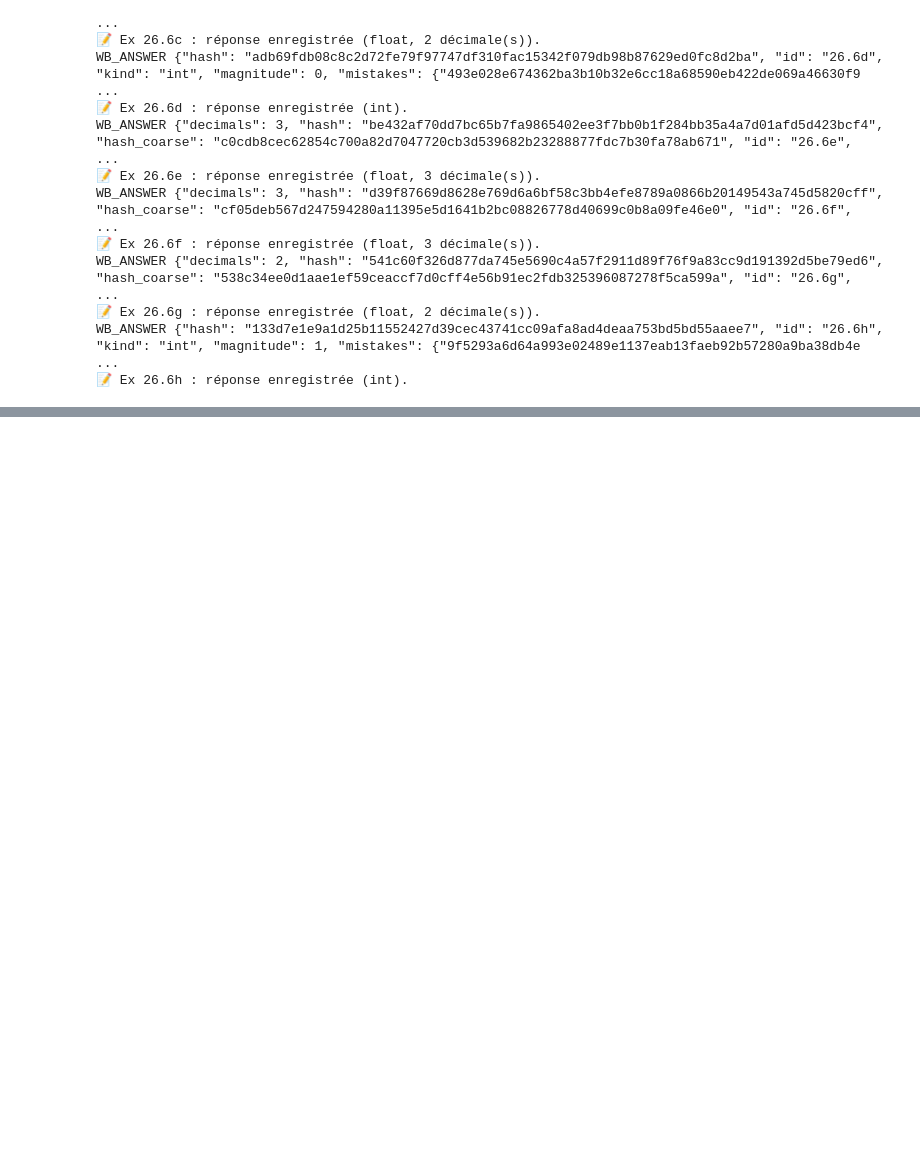
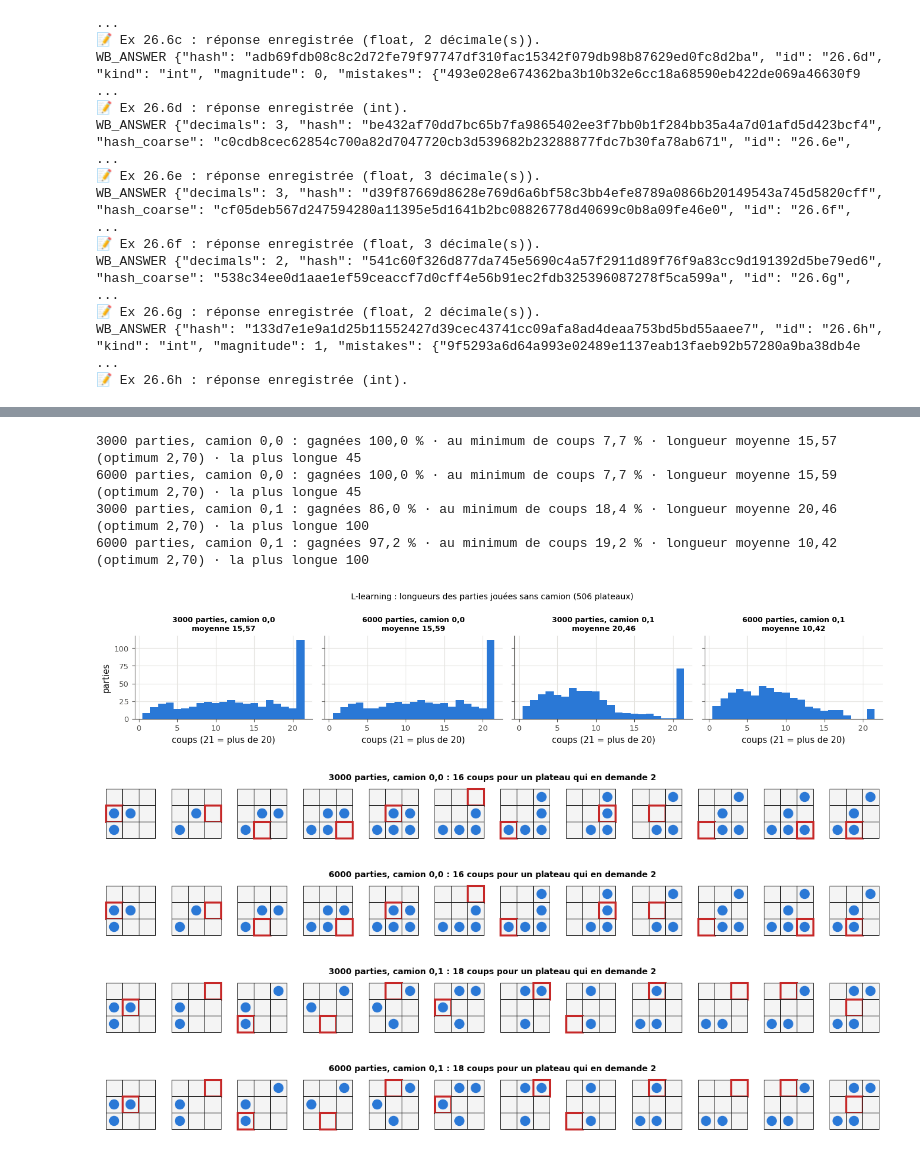
Before and after one commit to cemah2/workbookIA, a Jupyter notebook: chapitres/ch26_rl/05_solutions.ipynb, the cells around one changed output, grey strips where cells are left out. Drawn from its saved outputs; the diff is of its cells as text; code cells hidden in the pictures; blank space fills up the shorter version.

```diff
--- a/chapitres/ch26_rl/05_solutions.ipynb
+++ b/chapitres/ch26_rl/05_solutions.ipynb
@@ -561,0 +1034,20 @@ WB_ANSWER {"hash": "133d7e1e9a1d25b11552427d39cec43741cc09afa8ad4deaa753bd5bd55a
+# %%
+class GameRecorder(gym.Wrapper):
+    """Records every game played on an environment: self.games is a list of games, each a list of
+    (state, action, reward) in the order of the moves (used by the checks)."""
+
+    def __init__(self, env):
+        super().__init__(env)
+        self.games = []
+
+    def reset(self, **kwargs):
+        state, info = self.env.reset(**kwargs)
+        self.games.append([])
+        self._state = state
+        return state, info
+
+    def step(self, action):
+        state, reward, terminated, truncated, info = self.env.step(action)
+        self.games[-1].append((int(self._state), int(action), float(reward)))
+        self._state = state
+        return state, reward, terminated, truncated, info
@@ -561,0 +1106,34 @@ WB_ANSWER {"hash": "133d7e1e9a1d25b11552427d39cec43741cc09afa8ad4deaa753bd5bd55a
+# %%
+with checked("26.18"):
+    results_18, tables_18 = {}, {}
+    for truck_18 in (0.0, 0.1):
+        for n_18 in (3000, 6000):
+            L_18, _ = l_learning_18(Flippers(truck_prob=truck_18), n_18, np.random.default_rng(2618))
+            label_18 = f"{n_18} parties, camion {fr(truck_18, 1)}"
+            tables_18[label_18] = L_18
+            results_18[label_18] = evaluate_flippers(L_18, truck_prob=0.0, seed=18)
+            print(f"{label_18:24s} : {summary_flippers(results_18[label_18])}")
+    length_histograms(results_18, "L-learning : longueurs des parties jouées sans camion (506 plateaux)")
+    easy_18 = Flippers().encode([[0, 0, 0], [1, 1, 0], [1, 0, 0]])     # two moves from a win
+    for label_18, L_18 in tables_18.items():
+        env_18, rng_18 = Flippers(), np.random.default_rng(1)
+        state_18, _ = env_18.reset(options={"state": easy_18})
+        states_18, actions_18, done_18 = [state_18], [], False
+        while not done_18:
+            actions_18.append(tie_argmax(L_18[state_18], rng_18))
+            state_18, _, term_18, trunc_18, _ = env_18.step(actions_18[-1])
+            states_18.append(state_18)
+            done_18 = term_18 or trunc_18
+        plot_flippers_game(states_18[:12], actions_18[:12],
+                           title=f"{label_18} : {len(actions_18)} coups pour un plateau qui en demande 2")
+        plt.show()
+# %% [output]
+3000 parties, camion 0,0 : gagnées 100,0 % · au minimum de coups 7,7 % · longueur moyenne 15,57 (optimum 2,70) · la plus longue 45
+6000 parties, camion 0,0 : gagnées 100,0 % · au minimum de coups 7,7 % · longueur moyenne 15,59 (optimum 2,70) · la plus longue 45
+3000 parties, camion 0,1 : gagnées 86,0 % · au minimum de coups 18,4 % · longueur moyenne 20,46 (optimum 2,70) · la plus longue 100
+6000 parties, camion 0,1 : gagnées 97,2 % · au minimum de coups 19,2 % · longueur moyenne 10,42 (optimum 2,70) · la plus longue 100
+[figure, added]
+[figure, added]
+[figure, added]
+[figure, added]
+[figure, added]
```
Also changed, not shown: parts of 98 cells of this notebook, 12 other files.
